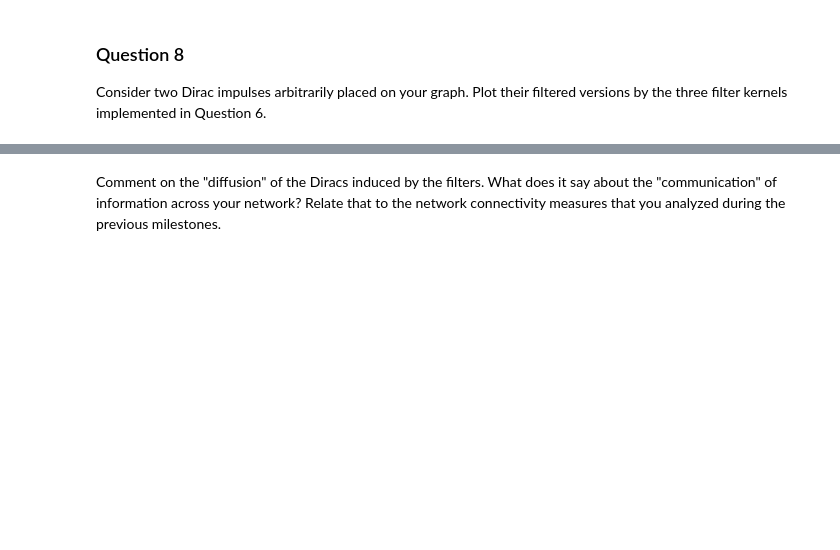
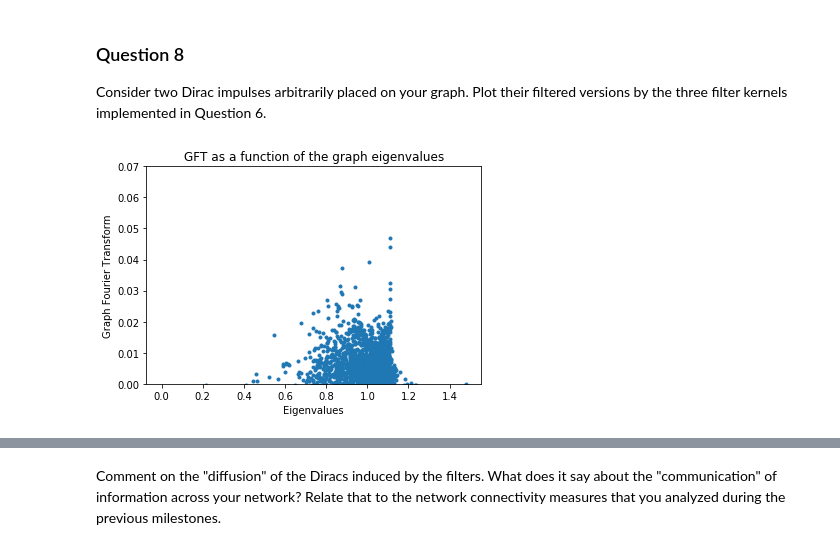
Before and after one commit to othmanbck/ntds_project_2018, a Jupyter notebook: 4_graph_signal_processing.ipynb, the cells around one changed output, grey strips where cells are left out. Cells and saved outputs as stored; diff of their text form; code cells hidden in the pictures; blank space fills up the shorter version.

```diff
--- a/4_graph_signal_processing.ipynb
+++ b/4_graph_signal_processing.ipynb
@@ -323,8 +325,8 @@ def rectangle_kernel(e, l_min, l_max):
 def graph_filter(x, kernel, **kwargs):
     GFT_x = GFT(x)
     result = np.multiply(kernel(**kwargs),GFT(x)) #ELEMENT-WISE MULTIPLICATION
-    graph_result = IGFT(result)
-    return graph_result
+    #graph_result = IGFT(result)
+    return result
 # %% [markdown]
 ### Question 7
 
@@ -339,0 +341,16 @@ Consider two Dirac impulses arbitrarily placed on your graph. Plot their filtere
+# %%
+dirac_impulse = np.zeros(len(e))
+random_1 = np.random.randint(0,len(e))
+dirac_impulse[random_1] = 1
+random_2 = np.random.randint(0,len(e))
+dirac_impulse[random_2] = 1
+# %%
+heat_dirac_signal = graph_filter(dirac_impulse, heat_kernel, e=e, t=1)
+plt.plot(e, heat_dirac_signal,'.')
+plt.title('GFT as a function of the graph eigenvalues')
+plt.ylabel('Graph Fourier Transform')
+plt.xlabel('Eigenvalues')
+plt.ylim(0,0.07)
+plt.show()
+# %% [output]
+[figure, added]
```
Also changed, not shown: parts of 8 cells of this notebook.
